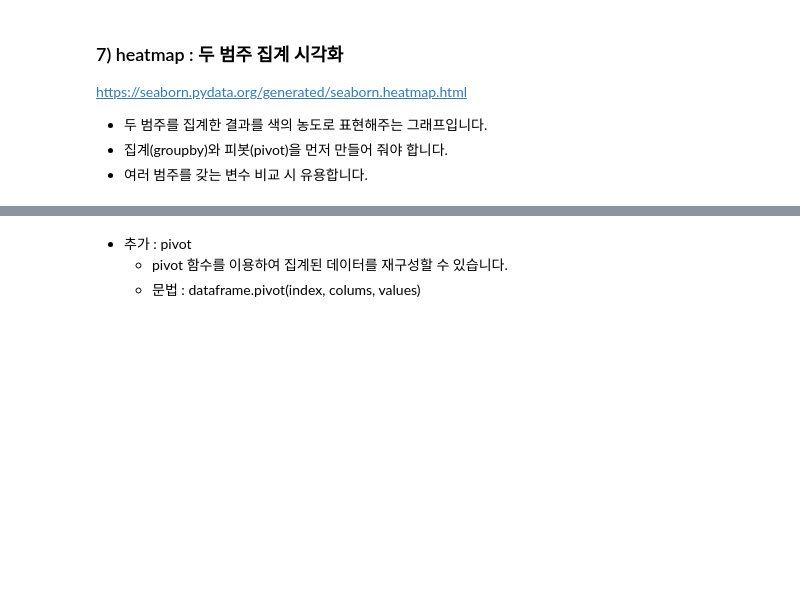
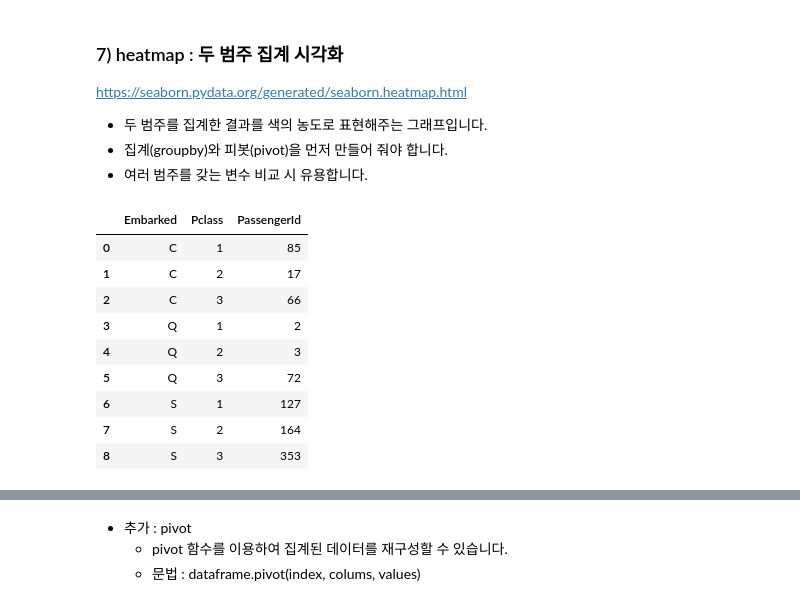
Before and after one commit to yeonsu98/KT-AIVLE-Python, a Jupyter notebook: 20220811/06과 seaborn 다양한 차트들.ipynb, the cells around one changed output, grey strips where cells are left out. Drawn from its saved outputs; the diff is of its cells as text; code cells hidden in the pictures; blank space fills up the shorter version.

```diff
--- a/20220811/06과 seaborn 다양한 차트들.ipynb
+++ b/20220811/06과 seaborn 다양한 차트들.ipynb
@@ -156,3 +231,17 @@ https://seaborn.pydata.org/generated/seaborn.heatmap.html
 * 두 범주를 집계한 결과를 색의 농도로 표현해주는 그래프입니다.
 * 집계(groupby)와 피봇(pivot)을 먼저 만들어 줘야 합니다.
 * 여러 범주를 갖는 변수 비교 시 유용합니다.
+# %%
+temp1 = titanic.groupby(['Embarked','Pclass'], as_index = False)['PassengerId'].count()
+temp1
+# %% [output]
+|  | Embarked | Pclass | PassengerId |
+| 0 | C | 1 | 85 |
+| 1 | C | 2 | 17 |
+| 2 | C | 3 | 66 |
+| 3 | Q | 1 | 2 |
+| 4 | Q | 2 | 3 |
+| 5 | Q | 3 | 72 |
+| 6 | S | 1 | 127 |
+| 7 | S | 2 | 164 |
+| 8 | S | 3 | 353 |
```
Also changed, not shown: parts of 22 cells of this notebook, 1 other file.
